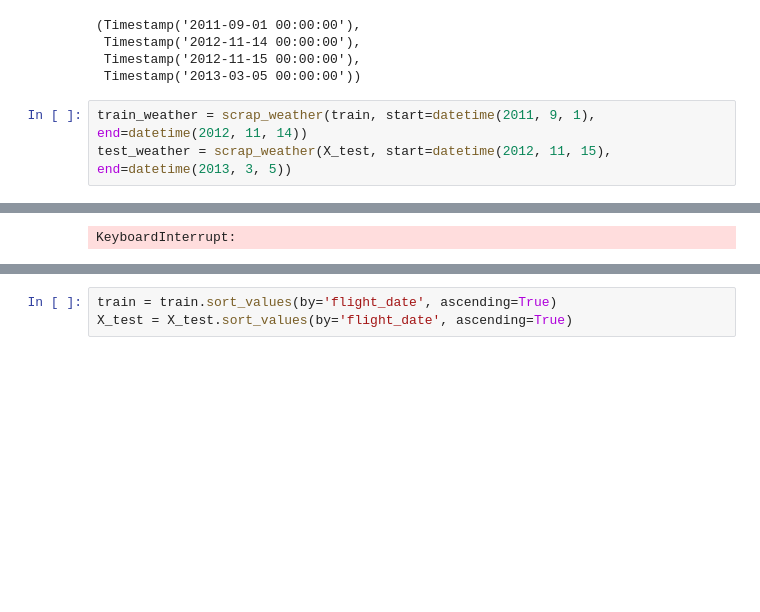
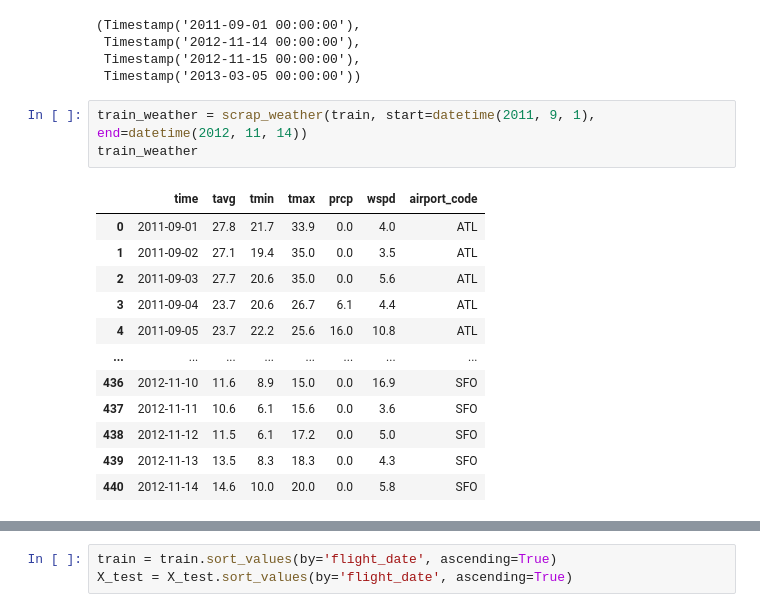
Before and after one commit to youssef595/Flight-passengers-prediction, a Jupyter notebook: Notebooks/FPX_Flights_weather.ipynb, the cells around one changed output, grey strips where cells are left out. Cells and saved outputs as stored; diff of their text form; blank space fills up the shorter version.

```diff
--- a/Notebooks/FPX_Flights_weather.ipynb
+++ b/Notebooks/FPX_Flights_weather.ipynb
@@ -35,5 +35,17 @@ train ['flight_date'].min(), train ['flight_date'].max(), X_test['flight_date'].
  Timestamp('2013-03-05 00:00:00'))
 # %%
 train_weather = scrap_weather(train, start=datetime(2011, 9, 1), end=datetime(2012, 11, 14))
-test_weather = scrap_weather(X_test, start=datetime(2012, 11, 15), end=datetime(2013, 3, 5))
+train_weather
 # %% [output]
+|  | time | tavg | tmin | tmax | prcp | wspd | airport_code |
+| 0 | 2011-09-01 | 27.8 | 21.7 | 33.9 | 0.0 | 4.0 | ATL |
+| 1 | 2011-09-02 | 27.1 | 19.4 | 35.0 | 0.0 | 3.5 | ATL |
+| 2 | 2011-09-03 | 27.7 | 20.6 | 35.0 | 0.0 | 5.6 | ATL |
+| 3 | 2011-09-04 | 23.7 | 20.6 | 26.7 | 6.1 | 4.4 | ATL |
+| 4 | 2011-09-05 | 23.7 | 22.2 | 25.6 | 16.0 | 10.8 | ATL |
+| ... | ... | ... | ... | ... | ... | ... | ... |
+| 436 | 2012-11-10 | 11.6 | 8.9 | 15.0 | 0.0 | 16.9 | SFO |
+| 437 | 2012-11-11 | 10.6 | 6.1 | 15.6 | 0.0 | 3.6 | SFO |
+| 438 | 2012-11-12 | 11.5 | 6.1 | 17.2 | 0.0 | 5.0 | SFO |
+| 439 | 2012-11-13 | 13.5 | 8.3 | 18.3 | 0.0 | 4.3 | SFO |
+| 440 | 2012-11-14 | 14.6 | 10.0 | 20.0 | 0.0 | 5.8 | SFO |
@@ -41 +52,0 @@ Warning: Cannot load daily/full/72509.csv.gz from https://bulk.meteostat.net/v2/
-KeyboardInterrupt:
```
Also changed, not shown: parts of 23 cells of this notebook, 3 other files.
